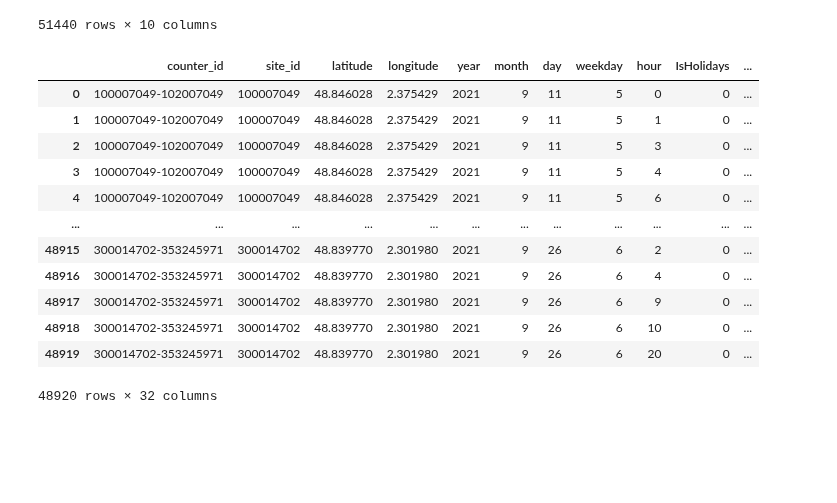
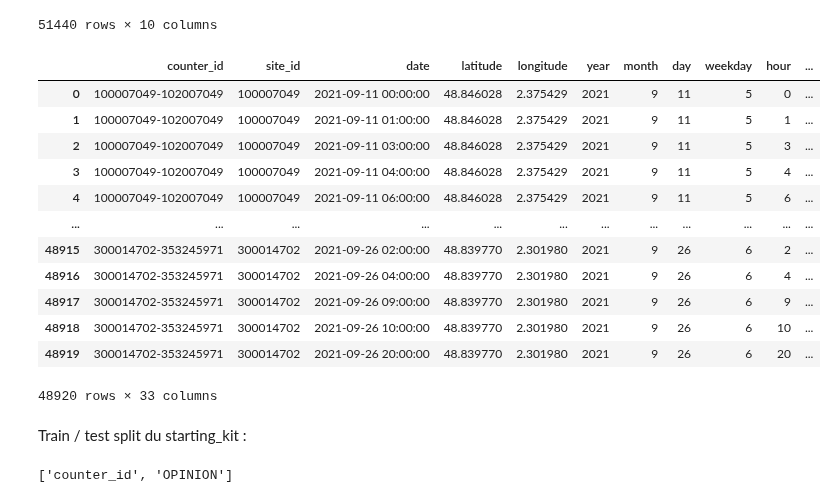
Before and after one commit to Vincent-Maladiere/bike_counters, a Jupyter notebook: bike_count_pred_samy.ipynb, the cells around one changed output. Saved outputs shown, nothing was run; the diff lists cells and outputs as text; code cells hidden in the pictures; blank space fills up the shorter version.

```diff
--- a/bike_count_pred_samy.ipynb
+++ b/bike_count_pred_samy.ipynb
@@ -296,33 +296,33 @@ data_test
 # %%
 def data_processing(X):
     X = _encode_dates(X)
     min_date,max_date = X['date'].min().strftime('%Y-%m-%d'), X['date'].max().strftime('%Y-%m-%d')
     X["IsHolidays"] = X["date"].isin(vancances).astype(int)
     X['IsWeekend'] = X['weekday'].apply(lambda x: 1 if x >= 5 else 0)
     X_meteo = pd.read_csv('external_data/export-paris0.csv')
     X_meteo = X_meteo.drop(columns = ['TEMPERATURE_NIGHT_C', 'SUNRISE', 'SUNSET'] )
     X_meteo = X_meteo[(X_meteo['DATE'] > min_date) & (X_meteo['DATE'] < max_date)]
     X_meteo['DATE'] = pd.to_datetime(X_meteo['DATE'])
     X_meteo["year"] = X_meteo["DATE"].dt.year
     X_meteo["month"] = X_meteo["DATE"].dt.month
     X_meteo["day"] = X_meteo["DATE"].dt.day
     X = pd.merge(X, X_meteo, on=['year', 'month', 'day'])
-    X = X.drop(columns = ["date", "DATE", "counter_name", "site_name","counter_installation_date", "coordinates","counter_technical_id"])
+    X = X.drop(columns = ["DATE", "counter_name", "site_name","counter_installation_date", "coordinates","counter_technical_id"])
     return X
 
 data_test = data_processing(data_test)
 data_test
 # %% [output]
-|  | counter_id | site_id | latitude | longitude | year | month | day | weekday | hour | IsHolidays | ... |
-| 0 | 100007049-102007049 | 100007049 | 48.846028 | 2.375429 | 2021 | 9 | 11 | 5 | 0 | 0 | ... |
-| 1 | 100007049-102007049 | 100007049 | 48.846028 | 2.375429 | 2021 | 9 | 11 | 5 | 1 | 0 | ... |
-| 2 | 100007049-102007049 | 100007049 | 48.846028 | 2.375429 | 2021 | 9 | 11 | 5 | 3 | 0 | ... |
-| 3 | 100007049-102007049 | 100007049 | 48.846028 | 2.375429 | 2021 | 9 | 11 | 5 | 4 | 0 | ... |
-| 4 | 100007049-102007049 | 100007049 | 48.846028 | 2.375429 | 2021 | 9 | 11 | 5 | 6 | 0 | ... |
+|  | counter_id | site_id | date | latitude | longitude | year | month | day | weekday | hour | ... |
+| 0 | 100007049-102007049 | 100007049 | 2021-09-11 00:00:00 | 48.846028 | 2.375429 | 2021 | 9 | 11 | 5 | 0 | ... |
+| 1 | 100007049-102007049 | 100007049 | 2021-09-11 01:00:00 | 48.846028 | 2.375429 | 2021 | 9 | 11 | 5 | 1 | ... |
+| 2 | 100007049-102007049 | 100007049 | 2021-09-11 03:00:00 | 48.846028 | 2.375429 | 2021 | 9 | 11 | 5 | 3 | ... |
+| 3 | 100007049-102007049 | 100007049 | 2021-09-11 04:00:00 | 48.846028 | 2.375429 | 2021 | 9 | 11 | 5 | 4 | ... |
+| 4 | 100007049-102007049 | 100007049 | 2021-09-11 06:00:00 | 48.846028 | 2.375429 | 2021 | 9 | 11 | 5 | 6 | ... |
 | ... | ... | ... | ... | ... | ... | ... | ... | ... | ... | ... | ... |
-| 48915 | 300014702-353245971 | 300014702 | 48.839770 | 2.301980 | 2021 | 9 | 26 | 6 | 2 | 0 | ... |
-| 48916 | 300014702-353245971 | 300014702 | 48.839770 | 2.301980 | 2021 | 9 | 26 | 6 | 4 | 0 | ... |
-| 48917 | 300014702-353245971 | 300014702 | 48.839770 | 2.301980 | 2021 | 9 | 26 | 6 | 9 | 0 | ... |
-| 48918 | 300014702-353245971 | 300014702 | 48.839770 | 2.301980 | 2021 | 9 | 26 | 6 | 10 | 0 | ... |
-| 48919 | 300014702-353245971 | 300014702 | 48.839770 | 2.301980 | 2021 | 9 | 26 | 6 | 20 | 0 | ... |
+| 48915 | 300014702-353245971 | 300014702 | 2021-09-26 02:00:00 | 48.839770 | 2.301980 | 2021 | 9 | 26 | 6 | 2 | ... |
+| 48916 | 300014702-353245971 | 300014702 | 2021-09-26 04:00:00 | 48.839770 | 2.301980 | 2021 | 9 | 26 | 6 | 4 | ... |
+| 48917 | 300014702-353245971 | 300014702 | 2021-09-26 09:00:00 | 48.839770 | 2.301980 | 2021 | 9 | 26 | 6 | 9 | ... |
+| 48918 | 300014702-353245971 | 300014702 | 2021-09-26 10:00:00 | 48.839770 | 2.301980 | 2021 | 9 | 26 | 6 | 10 | ... |
+| 48919 | 300014702-353245971 | 300014702 | 2021-09-26 20:00:00 | 48.839770 | 2.301980 | 2021 | 9 | 26 | 6 | 20 | ... |
-48920 rows × 32 columns
+48920 rows × 33 columns
@@ -333,0 +329,2 @@ X_test = data.drop(columns = ['bike_count'])
+# %% [markdown]
+Train / test split du starting_kit :
@@ -333,0 +346,10 @@ X_test = data.drop(columns = ['bike_count'])
+# %%
+
+cat_cols_df = bike_data.select_dtypes(include=['object', 'category'])
+num_cols_df = bike_data.select_dtypes(include=['int', 'float'])
+cat_cols = list(cat_cols_df.columns)
+num_cols = list(num_cols_df.columns)
+
+cat_cols
+# %% [output]
+['counter_id', 'OPINION']
```
Also changed, not shown: parts of 11 cells of this notebook.
